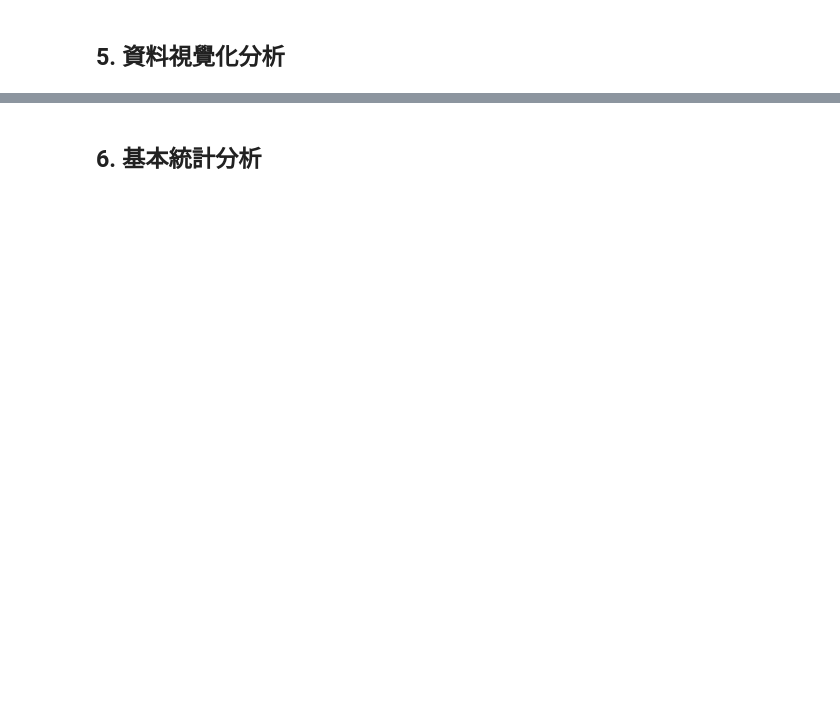
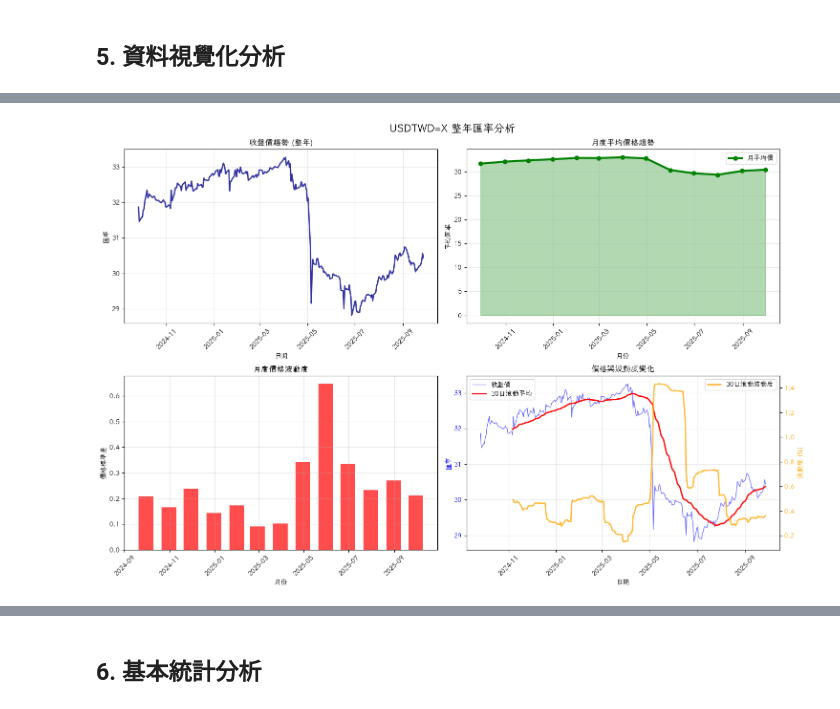
Before and after one commit to renhaohsuE7/currency_predict_attempt, a Jupyter notebook: notebooks/data_collection_demo.ipynb, the cells around one changed output, grey strips where cells are left out. Drawn from its saved outputs; the diff is of its cells as text; code cells hidden in the pictures; blank space fills up the shorter version.

```diff
--- a/notebooks/data_collection_demo.ipynb
+++ b/notebooks/data_collection_demo.ipynb
@@ -229,0 +247,97 @@ else:
+# %%
+# 📊 第二張圖：整年資料視覺化分析
+if currency_data_yearly is not None:
+    # 建立多個子圖
+    fig, axes = plt.subplots(2, 2, figsize=(15, 10))
+    fig.suptitle(f'{test_symbol} 整年匯率分析', fontsize=16, fontweight='bold')
+
+    # 1. 收盤價趨勢圖
+    axes[0, 0].plot(currency_data_yearly.index, currency_data_yearly['Close'],
+                   linewidth=2, color='darkblue', alpha=0.8)
+    axes[0, 0].set_title('收盤價趨勢 (整年)')
+    axes[0, 0].set_xlabel('日期')
+    axes[0, 0].set_ylabel('匯率')
+    axes[0, 0].grid(True, alpha=0.3)
+    axes[0, 0].tick_params(axis='x', rotation=45)
+
+    # 2. 月度平均價格趨勢
+    monthly_avg = currency_data_yearly.resample('M')['Close'].mean()
+    axes[0, 1].plot(monthly_avg.index, monthly_avg,
+                   linewidth=3, color='green', marker='o', markersize=6, label='月平均價')
+    axes[0, 1].fill_between(monthly_avg.index, monthly_avg, alpha=0.3, color='green')
+    axes[0, 1].set_title('月度平均價格趨勢')
+    axes[0, 1].set_xlabel('月份')
+    axes[0, 1].set_ylabel('平均匯率')
+    axes[0, 1].legend()
+    axes[0, 1].grid(True, alpha=0.3)
+    axes[0, 1].tick_params(axis='x', rotation=45)
+
+    # 3. 月度波動度分析
+    monthly_volatility = currency_data_yearly.resample('M')['Close'].std()
+    axes[1, 0].bar(monthly_volatility.index, monthly_volatility,
+                  alpha=0.7, color='red', width=20)
+    axes[1, 0].set_title('月度價格波動度')
+    axes[1, 0].set_xlabel('月份')
+    axes[1, 0].set_ylabel('價格標準差')
+    axes[1, 0].tick_params(axis='x', rotation=45)
+    axes[1, 0].grid(True, alpha=0.3)
+
+    # 4. 整年報酬率分布 vs 滾動平均
+    returns_yearly = currency_data_yearly['Close'].pct_change().dropna()
+    rolling_mean = currency_data_yearly['Close'].rolling(window=30).mean()
+
+    # 在同一個子圖中顯示價格和滾動平均
+    ax4_twin = axes[1, 1].twinx()
+
+    # 左軸：價格
+    axes[1, 1].plot(currency_data_yearly.index, currency_data_yearly['Close'],
+                   color='blue', alpha=0.6, linewidth=1, label='收盤價')
+    axes[1, 1].plot(rolling_mean.index, rolling_mean,
+                   color='red', linewidth=2, label='30日滾動平均')
+    axes[1, 1].set_ylabel('匯率', color='blue')
+    axes[1, 1].set_xlabel('日期')
+    axes[1, 1].tick_params(axis='y', labelcolor='blue')
+    axes[1, 1].tick_params(axis='x', rotation=45)
+
+    # 右軸：報酬率的滾動標準差
+    rolling_volatility = returns_yearly.rolling(window=30).std() * 100
+    ax4_twin.plot(rolling_volatility.index, rolling_volatility,
+                 color='orange', linewidth=2, alpha=0.8, label='30日滾動波動度')
+    ax4_twin.set_ylabel('波動度 (%)', color='orange')
+    ax4_twin.tick_params(axis='y', labelcolor='orange')
+
+    axes[1, 1].set_title('價格與波動度變化')
+    axes[1, 1].legend(loc='upper left')
+    ax4_twin.legend(loc='upper right')
+    axes[1, 1].grid(True, alpha=0.3)
+
+    plt.tight_layout()
+    plt.show()
+
+    # 顯示整年統計摘要
+    print(f"\n📊 {test_symbol} 整年統計摘要:")
+    print("=" * 50)
+    print(f"資料期間: {currency_data_yearly.index.min().strftime('%Y-%m-%d')} 到 {currency_data_yearly.index.max().strftime('%Y-%m-%d')}")
+    print(f"總交易天數: {len(currency_data_yearly)} 天")
+    print(f"期間最高價: {currency_data_yearly['High'].max():.4f}")
+    print(f"期間最低價: {currency_data_yearly['Low'].min():.4f}")
+    print(f"期間平均價: {currency_data_yearly['Close'].mean():.4f}")
+
+    yearly_return = (currency_data_yearly['Close'].iloc[-1] / currency_data_yearly['Close'].iloc[0] - 1) * 100
+    yearly_volatility = returns_yearly.std() * np.sqrt(252) * 100
+
+    print(f"整年報酬率: {yearly_return:+.2f}%")
+    print(f"年化波動率: {yearly_volatility:.2f}%")
+    print(f"夏普比率 (假設無風險利率=0): {(yearly_return/yearly_volatility if yearly_volatility > 0 else 0):.3f}")
+
+    # 月度表現分析
+    monthly_returns = currency_data_yearly.resample('M')['Close'].last().pct_change().dropna() * 100
+    print(f"\n📈 月度表現分析:")
+    print("-" * 30)
+    for month, ret in monthly_returns.items():
+        print(f"{month.strftime('%Y年%m月')}: {ret:+.2f}%")
+
+else:
+    print("無整年資料可供視覺化")
+# %% [output]
+[figure, added]
```
Also changed, not shown: parts of 9 cells of this notebook, 31 other files.
